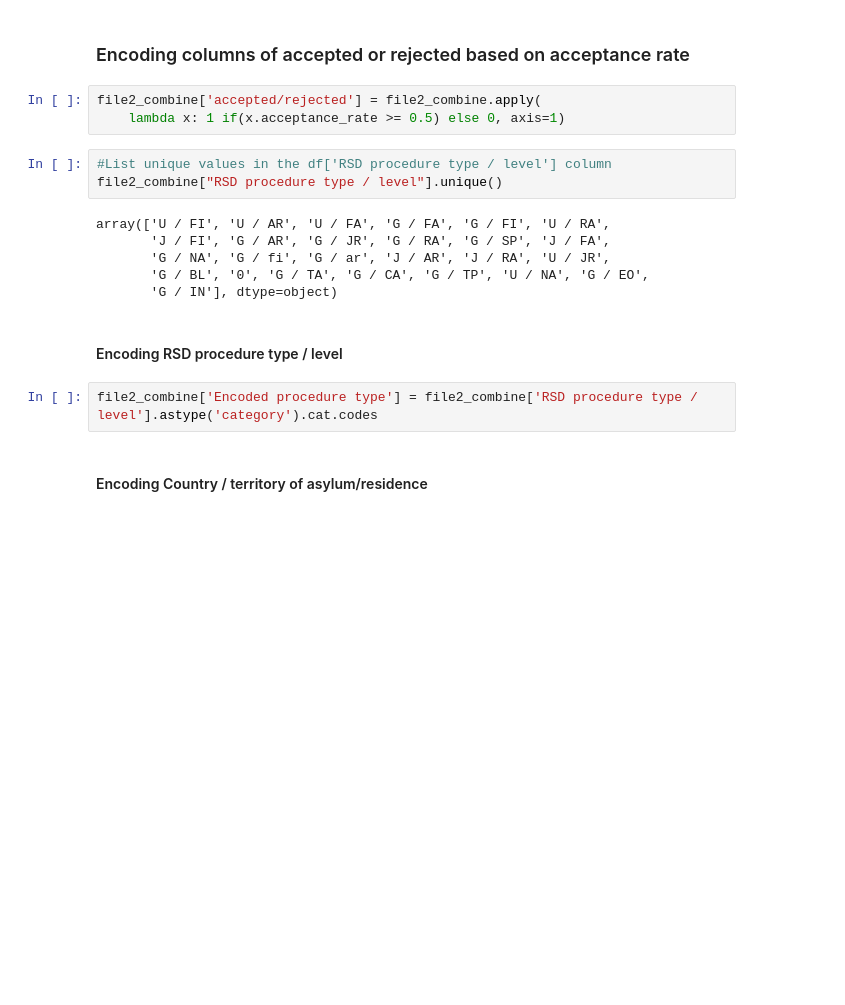
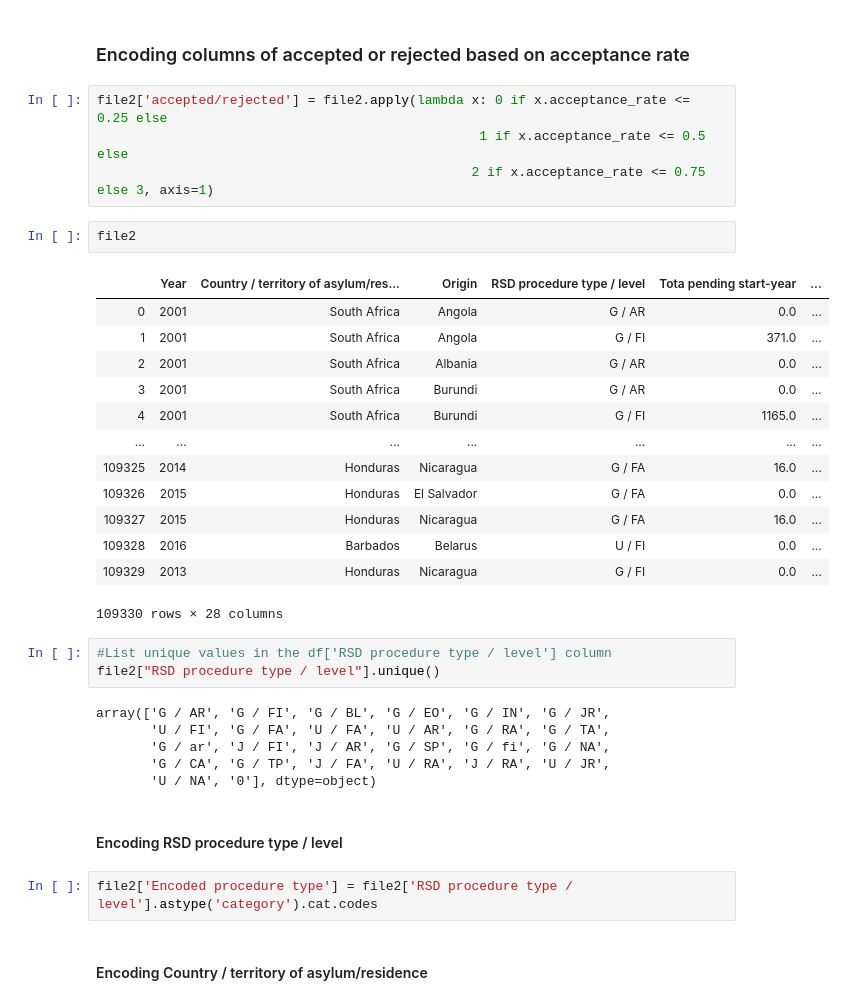
Before and after one commit to darrentyh/IS-424_Data-Mining-Project, a Jupyter notebook: File cleaning and preprocessing.ipynb, the cells around one changed output. Cells and saved outputs as stored; diff of their text form; blank space fills up the shorter version.

```diff
--- a/File cleaning and preprocessing.ipynb
+++ b/File cleaning and preprocessing.ipynb
@@ -253,21 +267,38 @@ file2_combine
 # %% [markdown]
 ### Encoding columns of accepted or rejected based on acceptance rate
 # %%
-file2_combine['accepted/rejected'] = file2_combine.apply(
-    lambda x: 1 if(x.acceptance_rate >= 0.5) else 0, axis=1)
+file2['accepted/rejected'] = file2.apply(lambda x: 0 if x.acceptance_rate <= 0.25 else
+                                                 1 if x.acceptance_rate <= 0.5 else
+                                                2 if x.acceptance_rate <= 0.75 else 3, axis=1)
+# %%
+file2
+# %% [output]
+|  | Year | Country / territory of asylum/res... | Origin | RSD procedure type / level | Tota pending start-year | ... |
+| 0 | 2001 | South Africa | Angola | G / AR | 0.0 | ... |
+| 1 | 2001 | South Africa | Angola | G / FI | 371.0 | ... |
+| 2 | 2001 | South Africa | Albania | G / AR | 0.0 | ... |
+| 3 | 2001 | South Africa | Burundi | G / AR | 0.0 | ... |
+| 4 | 2001 | South Africa | Burundi | G / FI | 1165.0 | ... |
+| ... | ... | ... | ... | ... | ... | ... |
+| 109325 | 2014 | Honduras | Nicaragua | G / FA | 16.0 | ... |
+| 109326 | 2015 | Honduras | El Salvador | G / FA | 0.0 | ... |
+| 109327 | 2015 | Honduras | Nicaragua | G / FA | 16.0 | ... |
+| 109328 | 2016 | Barbados | Belarus | U / FI | 0.0 | ... |
+| 109329 | 2013 | Honduras | Nicaragua | G / FI | 0.0 | ... |
+109330 rows × 28 columns
 # %%
 #List unique values in the df['RSD procedure type / level'] column
-file2_combine["RSD procedure type / level"].unique()
+file2["RSD procedure type / level"].unique()
 # %% [output]
-array(['U / FI', 'U / AR', 'U / FA', 'G / FA', 'G / FI', 'U / RA',
-       'J / FI', 'G / AR', 'G / JR', 'G / RA', 'G / SP', 'J / FA',
-       'G / NA', 'G / fi', 'G / ar', 'J / AR', 'J / RA', 'U / JR',
-       'G / BL', '0', 'G / TA', 'G / CA', 'G / TP', 'U / NA', 'G / EO',
-       'G / IN'], dtype=object)
+array(['G / AR', 'G / FI', 'G / BL', 'G / EO', 'G / IN', 'G / JR',
+       'U / FI', 'G / FA', 'U / FA', 'U / AR', 'G / RA', 'G / TA',
+       'G / ar', 'J / FI', 'J / AR', 'G / SP', 'G / fi', 'G / NA',
+       'G / CA', 'G / TP', 'J / FA', 'U / RA', 'J / RA', 'U / JR',
+       'U / NA', '0'], dtype=object)
 # %% [markdown]
 #### Encoding RSD procedure type / level
 # %%
-file2_combine['Encoded procedure type'] = file2_combine['RSD procedure type / level'].astype('category').cat.codes
+file2['Encoded procedure type'] = file2['RSD procedure type / level'].astype('category').cat.codes
 # %% [markdown]
 #### Encoding Country / territory of asylum/residence
 # %%
```
Also changed, not shown: parts of 46 cells of this notebook, 1 other file.
